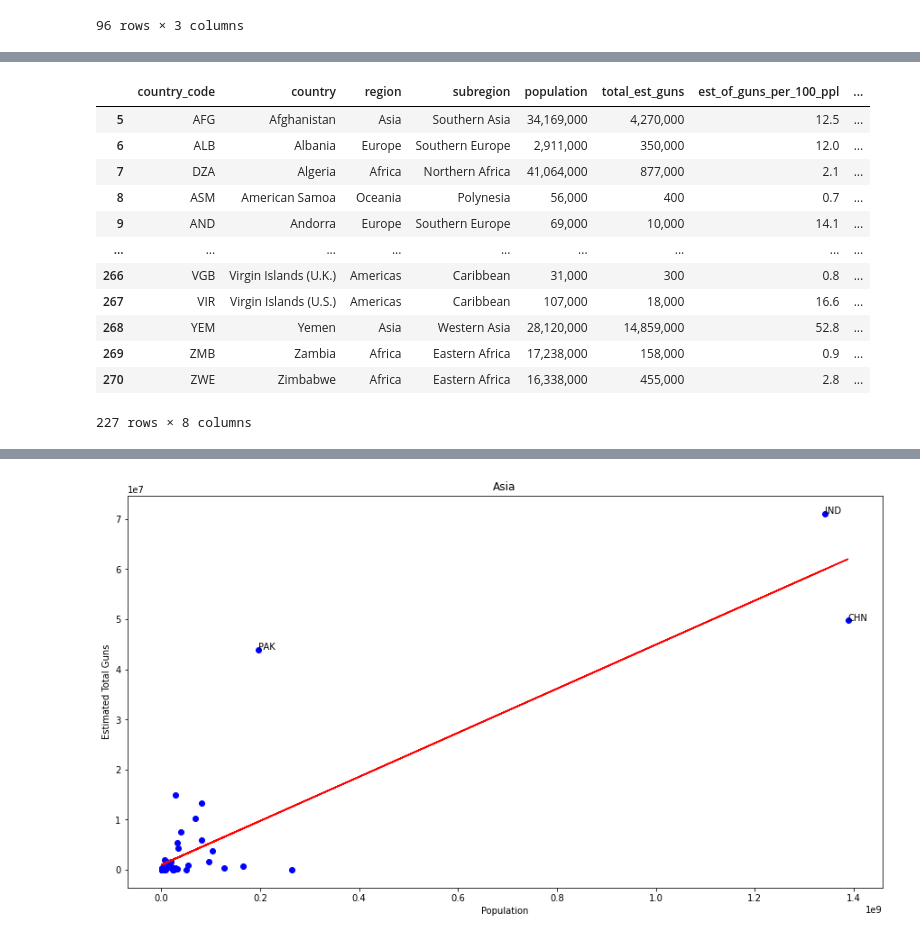
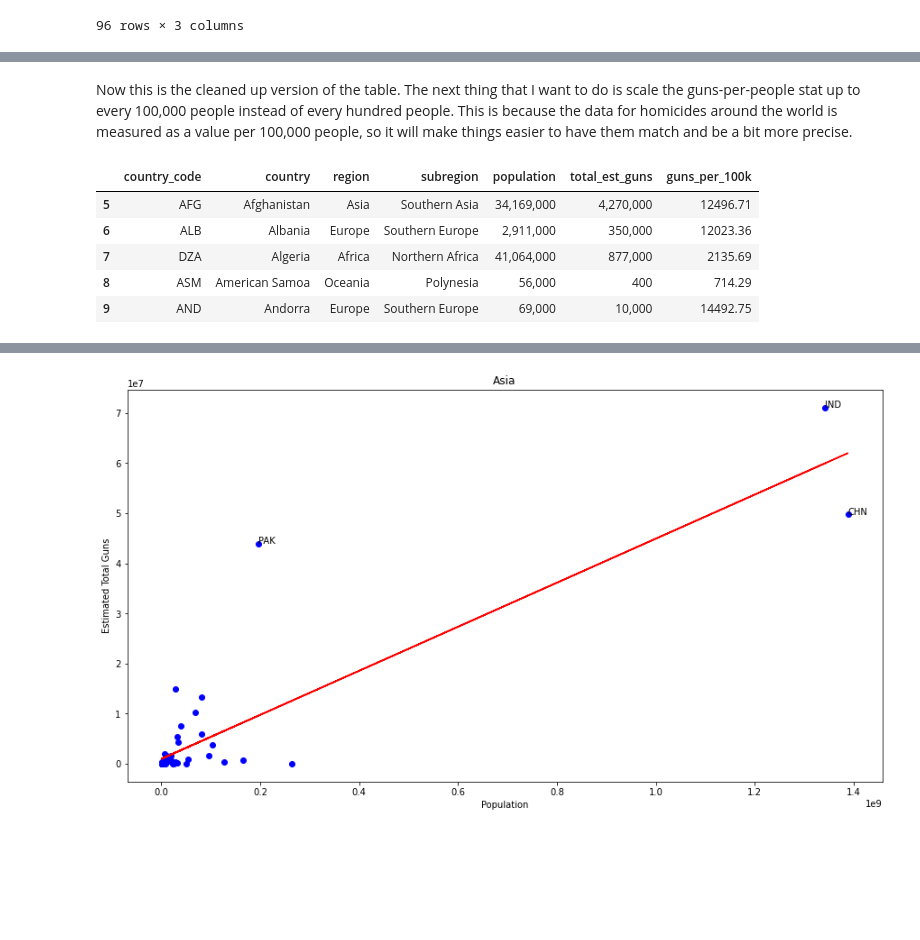
Before and after one commit to the-amazing-works-of-stephanie/gun-violence-analysis, a Jupyter notebook: fp.ipynb, the cells around one changed output, grey strips where cells are left out. Drawn from its saved outputs; the diff is of its cells as text; code cells hidden in the pictures; blank space fills up the shorter version.

```diff
--- a/fp.ipynb
+++ b/fp.ipynb
@@ -40,9 +37,9 @@ Let's get exploring!
 # %%
-# opening the homicide rate file
-#-----------SLATED FOR DELETION-----------
+# Opening the homicide rate file
+#NOTE: -----------SLATED FOR DELETION-----------
 homicide_rates = pd.read_csv('united_nations_homicide_rate_by_mechanisms.csv')
 
-#opening the gun ownership data
+# Opening the gun ownership data and creating a Dataframe from it using tabula
 url = "http://www.smallarmssurvey.org/fileadmin/docs/Weapons_and_Markets/Tools/Firearms_holdings/SAS-BP-Civilian-held-firearms-annexe.pdf"
 got_gun = tabula.io.read_pdf(url, output_format='dataframe', pages='all')
 
@@ -51,7 +48,7 @@ got_gun[0].columns=['country_code', 'country', 'region', 'subregion', 'populatio
 
 #drop some unnecessary columns & rows
 got_gun[0].drop(range(0,5), inplace=True)
-got_gun[0].drop(columns=['delete1', 'delete2', 'comp_method', 'registered_guns', 'unregistered_guns'], inplace=True)
+got_gun[0].drop(columns=['delete1', 'delete2', 'comp_method', 'registered_guns', 'unregistered_guns', 'est_of_guns_per_100_ppl'], inplace=True)
 
 got_gun[0].head()
 # %% [output]
@@ -85,10 +86,9 @@ Part 2: Data management/representation
 # %%
-#is this actually doing anything? all the data looks the same as got_gun[0]
-regions = homicide_rates['Region'].unique()
+regions = [reg for reg in got_gun[0]['region'].unique() if reg in ['Asia', 'Oceania', 'Europe', 'Africa', 'Americas']]
 rows = []
 for row in got_gun[0].iterrows():
     if row[1]['region'] in regions and row[1]['total_est_guns'] != '-':
         rows.append(row[1])
 gun_owners = pd.DataFrame(rows)
-gun_owners
+gun_owners.head()
 # %% [output]
@@ -108,22 +101,18 @@ gun_owners
+# %% [markdown]
+Now this is the cleaned up version of the table. The next thing that I want to do is scale the guns-per-people stat up to every 100,000 people instead of every hundred people. This is because the data for homicides around the world is measured as a value per 100,000 people, so it will make things easier to have them match and be a bit more precise.
 # %%
 # adding a column for guns per 100k citizens into dataframe
 per_100k = []
 for row in gun_owners.iterrows():
     val = (float(row[1]['total_est_guns'].replace(",", "")) / float(row[1]['population'].replace(",", ""))) * 100000
     per_100k.append(round(val, 2))
+# Add the new column to the DataFrame
 gun_owners['guns_per_100k'] = per_100k
-gun_owners
+gun_owners.head()
 # %% [output]
-|  | country_code | country | region | subregion | population | total_est_guns | est_of_guns_per_100_ppl | ... |
-| 5 | AFG | Afghanistan | Asia | Southern Asia | 34,169,000 | 4,270,000 | 12.5 | ... |
-| 6 | ALB | Albania | Europe | Southern Europe | 2,911,000 | 350,000 | 12.0 | ... |
-| 7 | DZA | Algeria | Africa | Northern Africa | 41,064,000 | 877,000 | 2.1 | ... |
-| 8 | ASM | American Samoa | Oceania | Polynesia | 56,000 | 400 | 0.7 | ... |
-| 9 | AND | Andorra | Europe | Southern Europe | 69,000 | 10,000 | 14.1 | ... |
-| ... | ... | ... | ... | ... | ... | ... | ... | ... |
-| 266 | VGB | Virgin Islands (U.K.) | Americas | Caribbean | 31,000 | 300 | 0.8 | ... |
-| 267 | VIR | Virgin Islands (U.S.) | Americas | Caribbean | 107,000 | 18,000 | 16.6 | ... |
-| 268 | YEM | Yemen | Asia | Western Asia | 28,120,000 | 14,859,000 | 52.8 | ... |
-| 269 | ZMB | Zambia | Africa | Eastern Africa | 17,238,000 | 158,000 | 0.9 | ... |
-| 270 | ZWE | Zimbabwe | Africa | Eastern Africa | 16,338,000 | 455,000 | 2.8 | ... |
+|  | country_code | country | region | subregion | population | total_est_guns | guns_per_100k |
+| 5 | AFG | Afghanistan | Asia | Southern Asia | 34,169,000 | 4,270,000 | 12496.71 |
+| 6 | ALB | Albania | Europe | Southern Europe | 2,911,000 | 350,000 | 12023.36 |
+| 7 | DZA | Algeria | Africa | Northern Africa | 41,064,000 | 877,000 | 2135.69 |
+| 8 | ASM | American Samoa | Oceania | Polynesia | 56,000 | 400 | 714.29 |
+| 9 | AND | Andorra | Europe | Southern Europe | 69,000 | 10,000 | 14492.75 |
-227 rows × 8 columns
```
Also changed, not shown: parts of 23 cells of this notebook.
